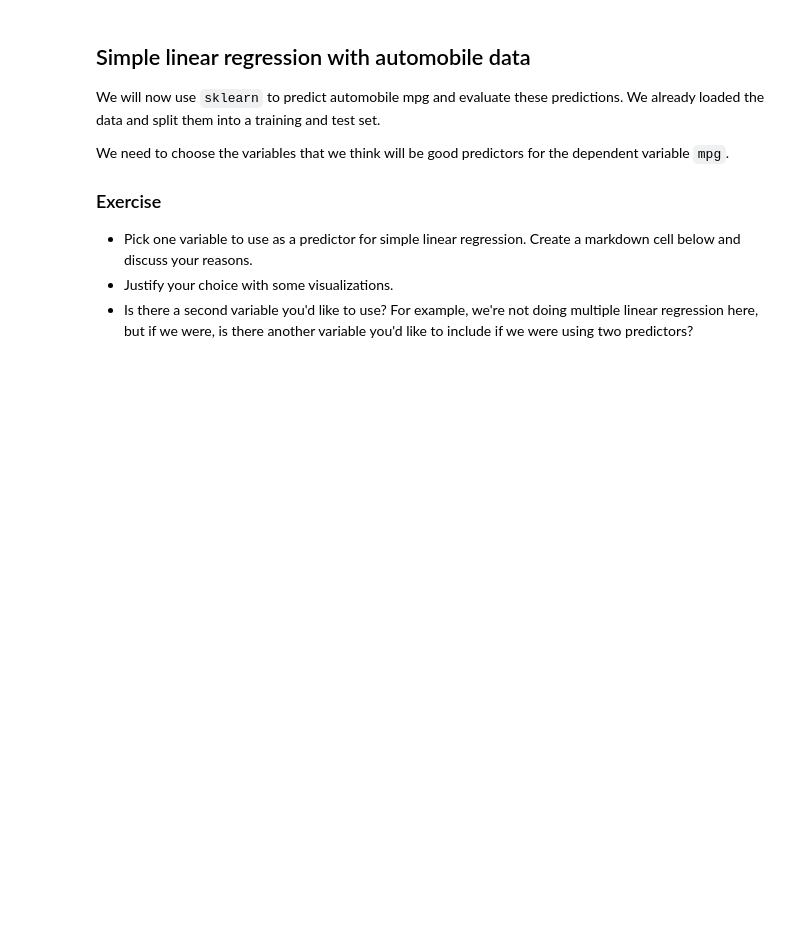
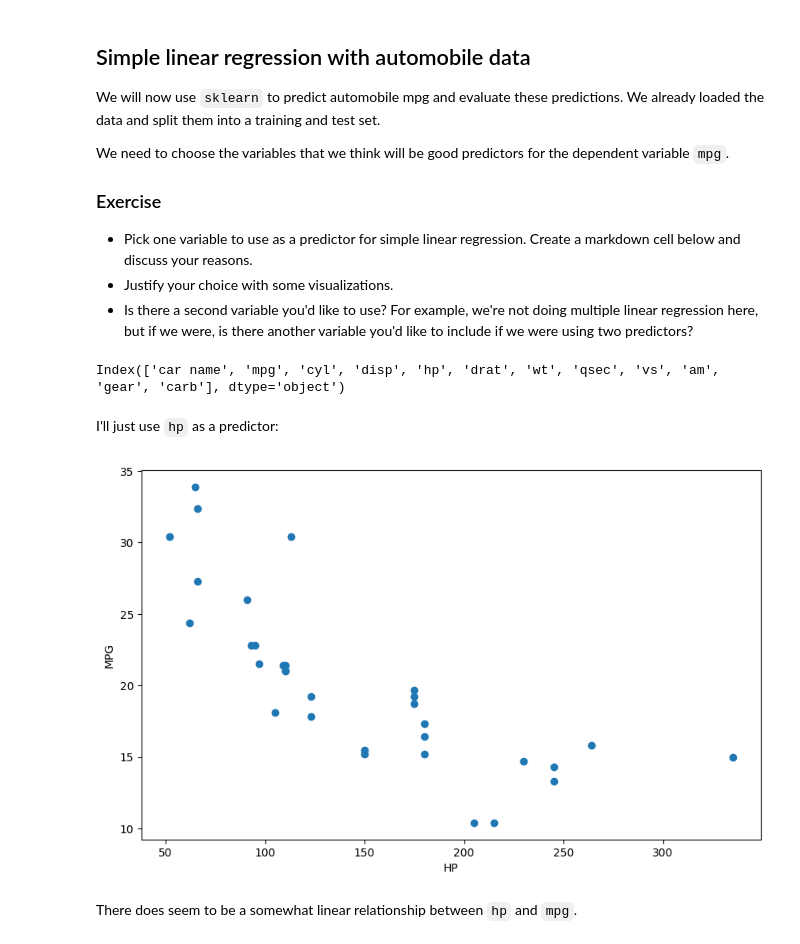
Before and after one commit to crdcamp/lin-reg-application, a Jupyter notebook: references/2_lin_reg_knn_reg_and_inference.ipynb, the cells around one changed output. Drawn from its saved outputs; the diff is of its cells as text; code cells hidden in the pictures; blank space fills up the shorter version.

Commit message:
sklearn simple linear regression example with plots

```diff
--- a/references/2_lin_reg_knn_reg_and_inference.ipynb
+++ b/references/2_lin_reg_knn_reg_and_inference.ipynb
@@ -1156,3 +1156,22 @@ We need to choose the variables that we think will be good predictors for the de
 * Pick one variable to use as a predictor for simple linear regression. Create a markdown cell below and discuss your reasons.
 * Justify your choice with some visualizations.
 * Is there a second variable you'd like to use? For example, we're not doing multiple linear regression here, but if we were, is there another variable you'd like to include if we were using two predictors?
+# %%
+dfcars.columns
+# %% [output]
+Index(['car name', 'mpg', 'cyl', 'disp', 'hp', 'drat', 'wt', 'qsec', 'vs', 'am', 'gear', 'carb'], dtype='object')
+# %% [markdown]
+I'll just use `hp` as a predictor:
+# %%
+y_mpg = dfcars.mpg
+x_hp = dfcars.hp
+
+fig_hp, ax_hp = plt.subplots(1,1, figsize=(10,6))
+ax_hp.scatter(x_hp, y_mpg)
+ax_hp.set_xlabel("HP")
+ax_hp.set_ylabel("MPG")
+plt.show()
+# %% [output]
+[figure, added]
+# %% [markdown]
+There does seem to be a somewhat linear relationship between `hp` and `mpg`.
```
Also changed, not shown: parts of 7 cells of this notebook.
